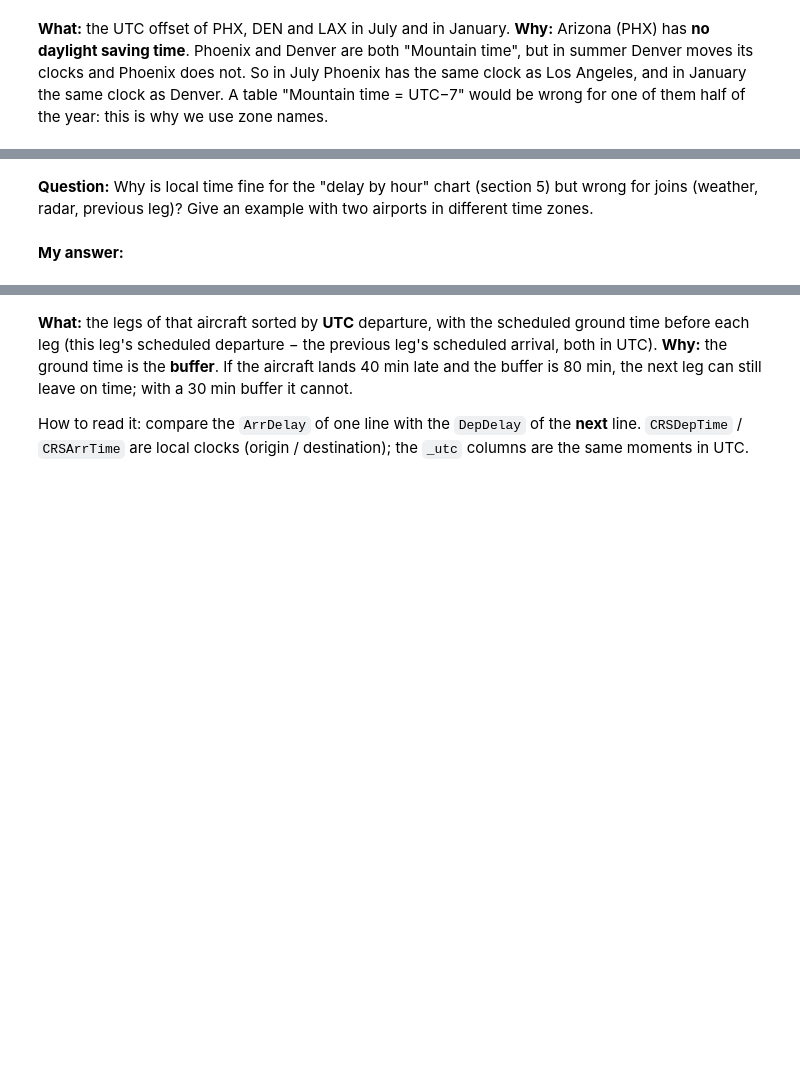
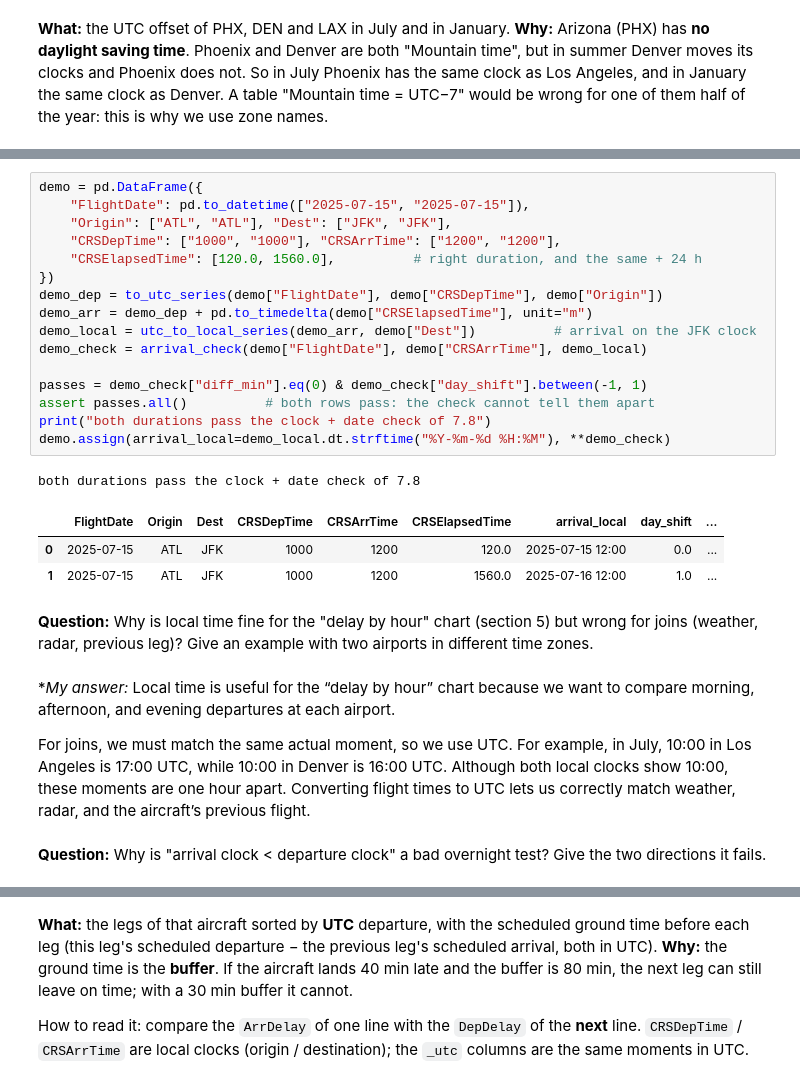
Before and after one commit to laabidi-ahmed-ai/multimodal-flight-delay-propagation, a Jupyter notebook: notebooks/01_explore_bts.ipynb, the cells around one changed output, grey strips where cells are left out. Saved outputs shown, nothing was run; the diff lists cells and outputs as text; blank space fills up the shorter version.

```diff
--- a/notebooks/01_explore_bts.ipynb
+++ b/notebooks/01_explore_bts.ipynb
@@ -555,4 +1071,29 @@ df.loc[~agree, ["FlightDate", "Reporting_Airline", "Origin", "Dest", "CRSDepTime
+# %%
+demo = pd.DataFrame({
+    "FlightDate": pd.to_datetime(["2025-07-15", "2025-07-15"]),
+    "Origin": ["ATL", "ATL"], "Dest": ["JFK", "JFK"],
+    "CRSDepTime": ["1000", "1000"], "CRSArrTime": ["1200", "1200"],
+    "CRSElapsedTime": [120.0, 1560.0],          # right duration, and the same + 24 h
+})
+demo_dep = to_utc_series(demo["FlightDate"], demo["CRSDepTime"], demo["Origin"])
+demo_arr = demo_dep + pd.to_timedelta(demo["CRSElapsedTime"], unit="m")
+demo_local = utc_to_local_series(demo_arr, demo["Dest"])          # arrival on the JFK clock
+demo_check = arrival_check(demo["FlightDate"], demo["CRSArrTime"], demo_local)
+
+passes = demo_check["diff_min"].eq(0) & demo_check["day_shift"].between(-1, 1)
+assert passes.all()          # both rows pass: the check cannot tell them apart
+print("both durations pass the clock + date check of 7.8")
+demo.assign(arrival_local=demo_local.dt.strftime("%Y-%m-%d %H:%M"), **demo_check)
+# %% [output]
+both durations pass the clock + date check of 7.8
+|  | FlightDate | Origin | Dest | CRSDepTime | CRSArrTime | CRSElapsedTime | arrival_local | day_shift | ... |
+| 0 | 2025-07-15 | ATL | JFK | 1000 | 1200 | 120.0 | 2025-07-15 12:00 | 0.0 | ... |
+| 1 | 2025-07-15 | ATL | JFK | 1000 | 1200 | 1560.0 | 2025-07-16 12:00 | 1.0 | ... |
 # %% [markdown]
 **Question:** Why is local time fine for the "delay by hour" chart (section 5) but wrong for joins (weather, radar, previous leg)? Give an example with two airports in different time zones.
 # %% [markdown]
-**My answer:**
+**My answer:* Local time is useful for the “delay by hour” chart because we want to compare morning, afternoon, and evening departures at each airport.
+
+For joins, we must match the same actual moment, so we use UTC. For example, in July, 10:00 in Los Angeles is 17:00 UTC, while 10:00 in Denver is 16:00 UTC. Although both local clocks show 10:00, these moments are one hour apart. Converting flight times to UTC lets us correctly match weather, radar, and the aircraft’s previous flight.
+# %% [markdown]
+**Question:** Why is "arrival clock < departure clock" a bad overnight test? Give the two directions it fails.
```
Also changed, not shown: parts of 42 cells of this notebook, 2 other files.
